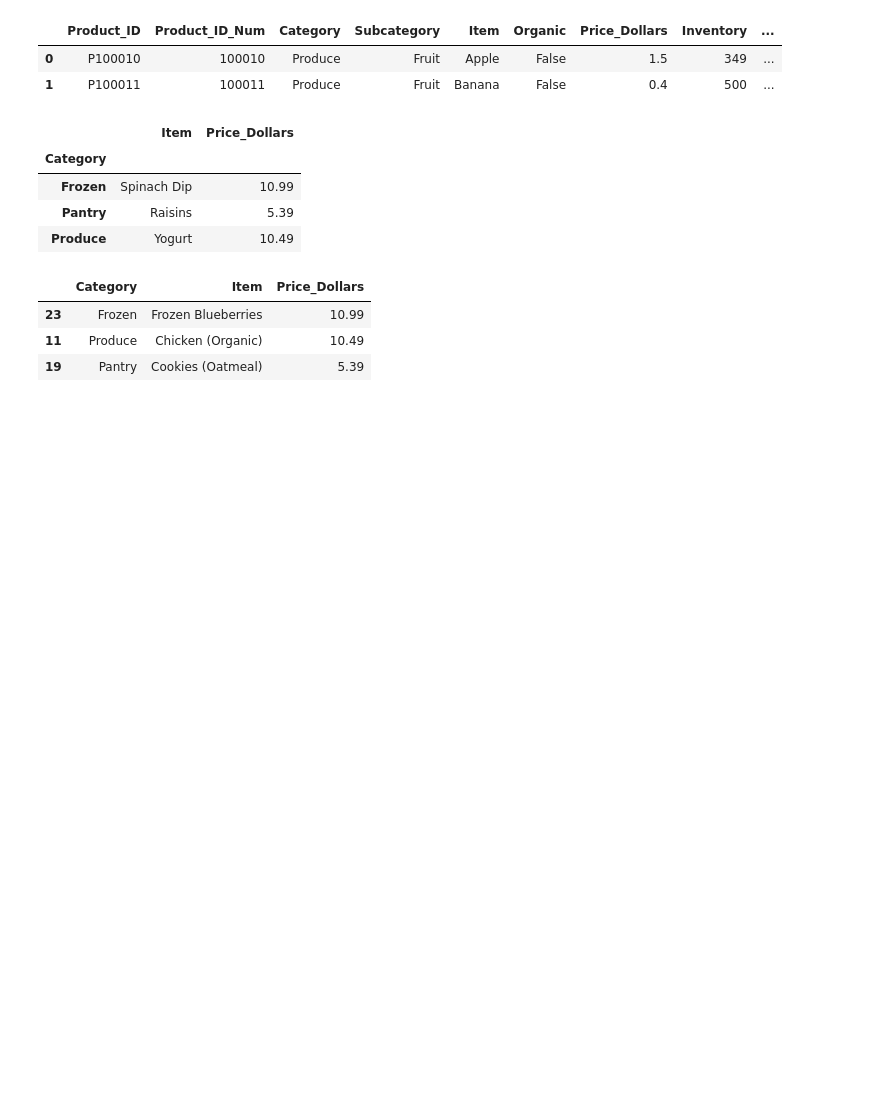
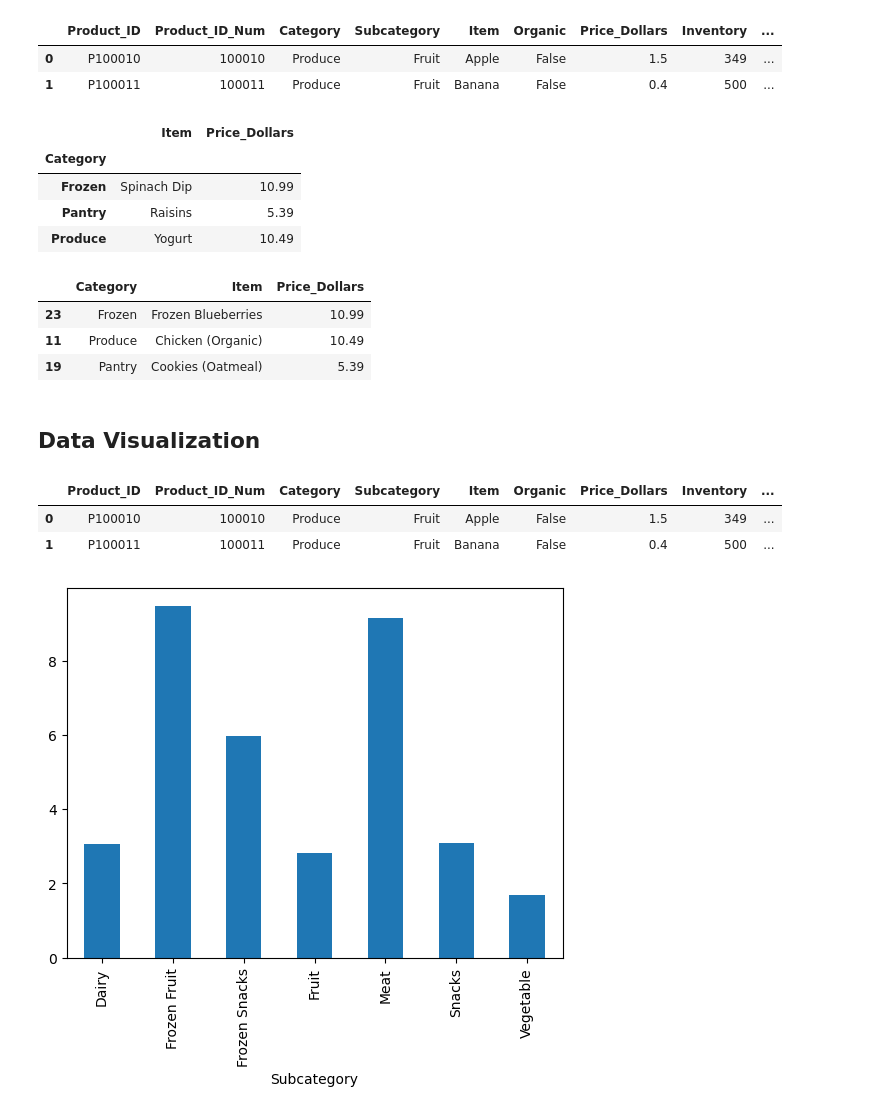
Before and after one commit to Camiloesp/Python-Data-Science-Data-Prep-EDA-with-Python, a Jupyter notebook: 3_ExploratoryDataAnalysis_Visualization.ipynb, the cells around one changed output. Saved outputs shown, nothing was run; the diff lists cells and outputs as text; code cells hidden in the pictures; blank space fills up the shorter version.

```diff
--- a/3_ExploratoryDataAnalysis_Visualization.ipynb
+++ b/3_ExploratoryDataAnalysis_Visualization.ipynb
@@ -218,3 +218,15 @@ groceries.groupby('Category')[['Item', 'Price_Dollars']].max()
 | 23 | Frozen | Frozen Blueberries | 10.99 |
 | 11 | Produce | Chicken (Organic) | 10.49 |
 | 19 | Pantry | Cookies (Oatmeal) | 5.39 |
+# %% [markdown]
+## Data Visualization
+# %%
+groceries.head(2)
+# %% [output]
+|  | Product_ID | Product_ID_Num | Category | Subcategory | Item | Organic | Price_Dollars | Inventory | ... |
+| 0 | P100010 | 100010 | Produce | Fruit | Apple | False | 1.5 | 349 | ... |
+| 1 | P100011 | 100011 | Produce | Fruit | Banana | False | 0.4 | 500 | ... |
+# %%
+groceries.groupby(['Subcategory'])['Price_Dollars'].mean().plot.bar();
+# %% [output]
+[figure, added]
```
Also changed, not shown: parts of 10 cells of this notebook.
